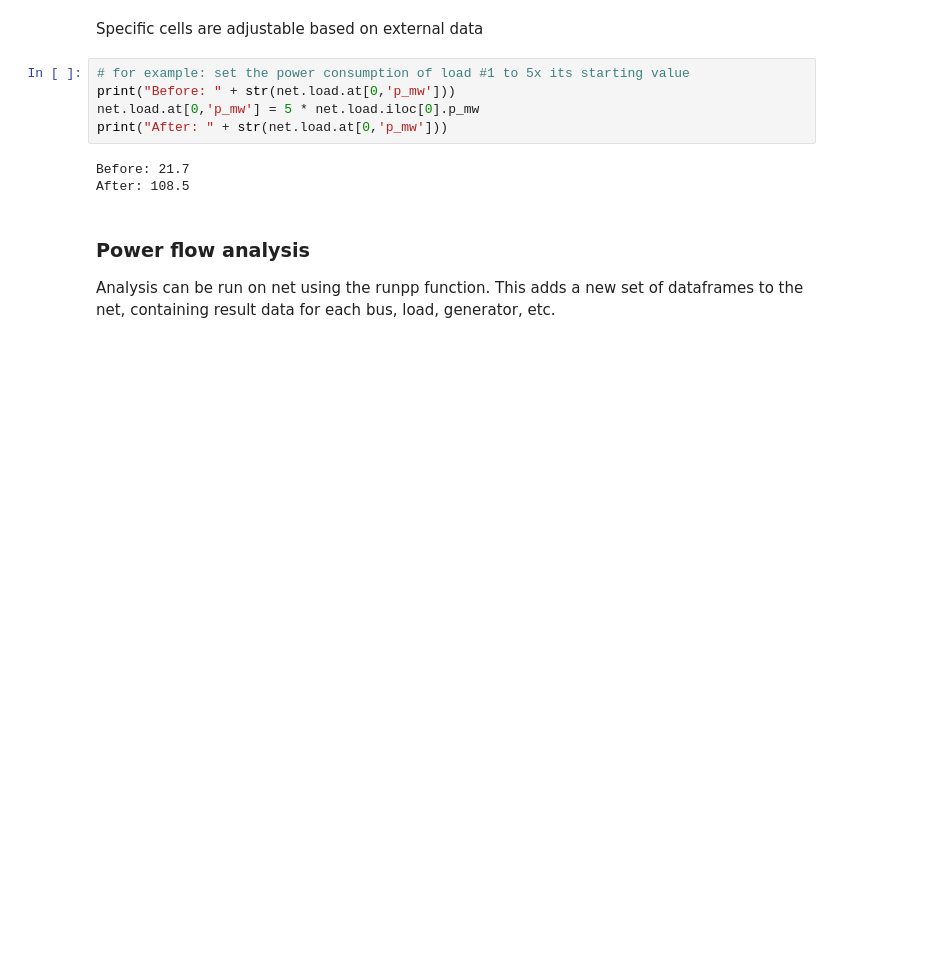
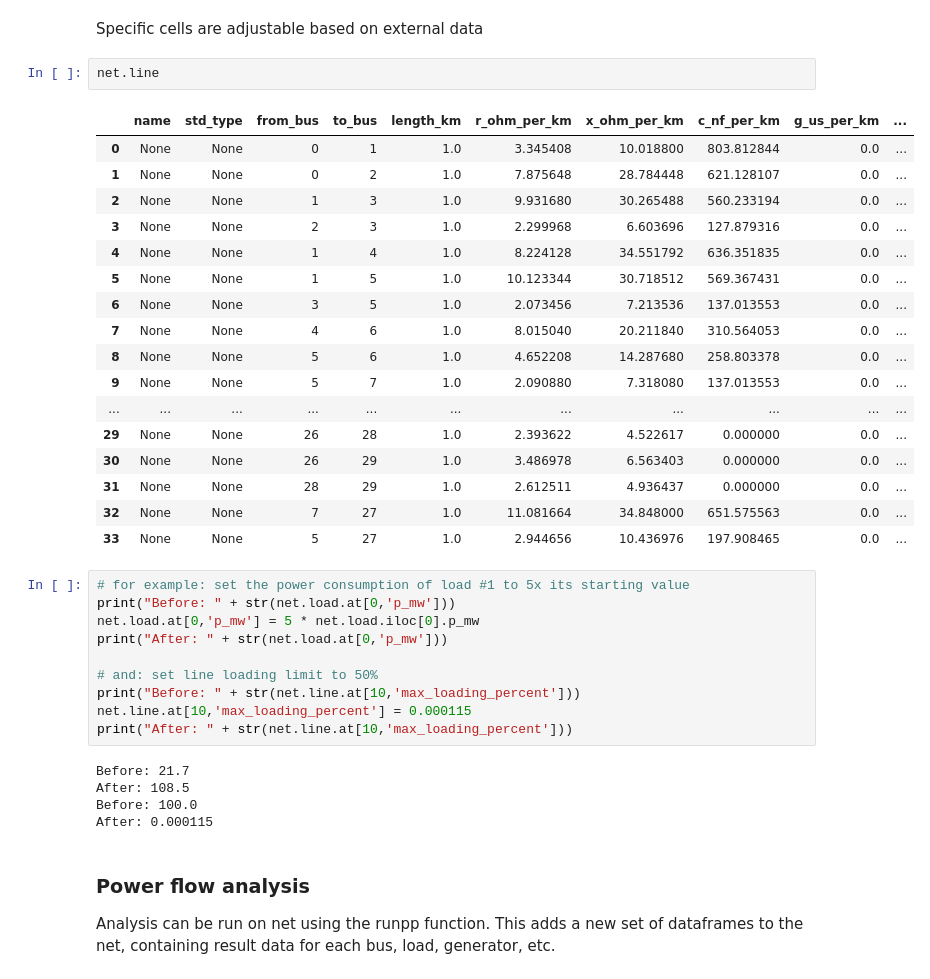
Before and after one commit to viktorcus/idp-grid-stability, a Jupyter notebook: src/gridtest.ipynb, the cells around one changed output. Saved outputs shown, nothing was run; the diff lists cells and outputs as text; blank space fills up the shorter version.

```diff
--- a/src/gridtest.ipynb
+++ b/src/gridtest.ipynb
@@ -46,14 +48,41 @@ net.load.iloc[0:5,]
 | 4 | None | 6 | 22.8 | 10.9 | 0.0 | 0.0 | 0.0 | ... |
 # %% [markdown]
 Specific cells are adjustable based on external data
+# %%
+net.line
+# %% [output]
+|  | name | std_type | from_bus | to_bus | length_km | r_ohm_per_km | x_ohm_per_km | c_nf_per_km | g_us_per_km | ... |
+| 0 | None | None | 0 | 1 | 1.0 | 3.345408 | 10.018800 | 803.812844 | 0.0 | ... |
+| 1 | None | None | 0 | 2 | 1.0 | 7.875648 | 28.784448 | 621.128107 | 0.0 | ... |
+| 2 | None | None | 1 | 3 | 1.0 | 9.931680 | 30.265488 | 560.233194 | 0.0 | ... |
+| 3 | None | None | 2 | 3 | 1.0 | 2.299968 | 6.603696 | 127.879316 | 0.0 | ... |
+| 4 | None | None | 1 | 4 | 1.0 | 8.224128 | 34.551792 | 636.351835 | 0.0 | ... |
+| 5 | None | None | 1 | 5 | 1.0 | 10.123344 | 30.718512 | 569.367431 | 0.0 | ... |
+| 6 | None | None | 3 | 5 | 1.0 | 2.073456 | 7.213536 | 137.013553 | 0.0 | ... |
+| 7 | None | None | 4 | 6 | 1.0 | 8.015040 | 20.211840 | 310.564053 | 0.0 | ... |
+| 8 | None | None | 5 | 6 | 1.0 | 4.652208 | 14.287680 | 258.803378 | 0.0 | ... |
+| 9 | None | None | 5 | 7 | 1.0 | 2.090880 | 7.318080 | 137.013553 | 0.0 | ... |
+| ... | ... | ... | ... | ... | ... | ... | ... | ... | ... | ... |
+| 29 | None | None | 26 | 28 | 1.0 | 2.393622 | 4.522617 | 0.000000 | 0.0 | ... |
+| 30 | None | None | 26 | 29 | 1.0 | 3.486978 | 6.563403 | 0.000000 | 0.0 | ... |
+| 31 | None | None | 28 | 29 | 1.0 | 2.612511 | 4.936437 | 0.000000 | 0.0 | ... |
+| 32 | None | None | 7 | 27 | 1.0 | 11.081664 | 34.848000 | 651.575563 | 0.0 | ... |
+| 33 | None | None | 5 | 27 | 1.0 | 2.944656 | 10.436976 | 197.908465 | 0.0 | ... |
 # %%
 # for example: set the power consumption of load #1 to 5x its starting value
 print("Before: " + str(net.load.at[0,'p_mw']))
 net.load.at[0,'p_mw'] = 5 * net.load.iloc[0].p_mw
 print("After: " + str(net.load.at[0,'p_mw']))
+
+# and: set line loading limit to 50%
+print("Before: " + str(net.line.at[10,'max_loading_percent']))
+net.line.at[10,'max_loading_percent'] = 0.000115
+print("After: " + str(net.line.at[10,'max_loading_percent']))
 # %% [output]
 Before: 21.7
 After: 108.5
+Before: 100.0
+After: 0.000115
 # %% [markdown]
 ### Power flow analysis
 Analysis can be run on net using the runpp function. This adds a new set of dataframes to the net, containing result data for each bus, load, generator, etc.
```
Also changed, not shown: parts of 8 cells of this notebook, 2 other files.
